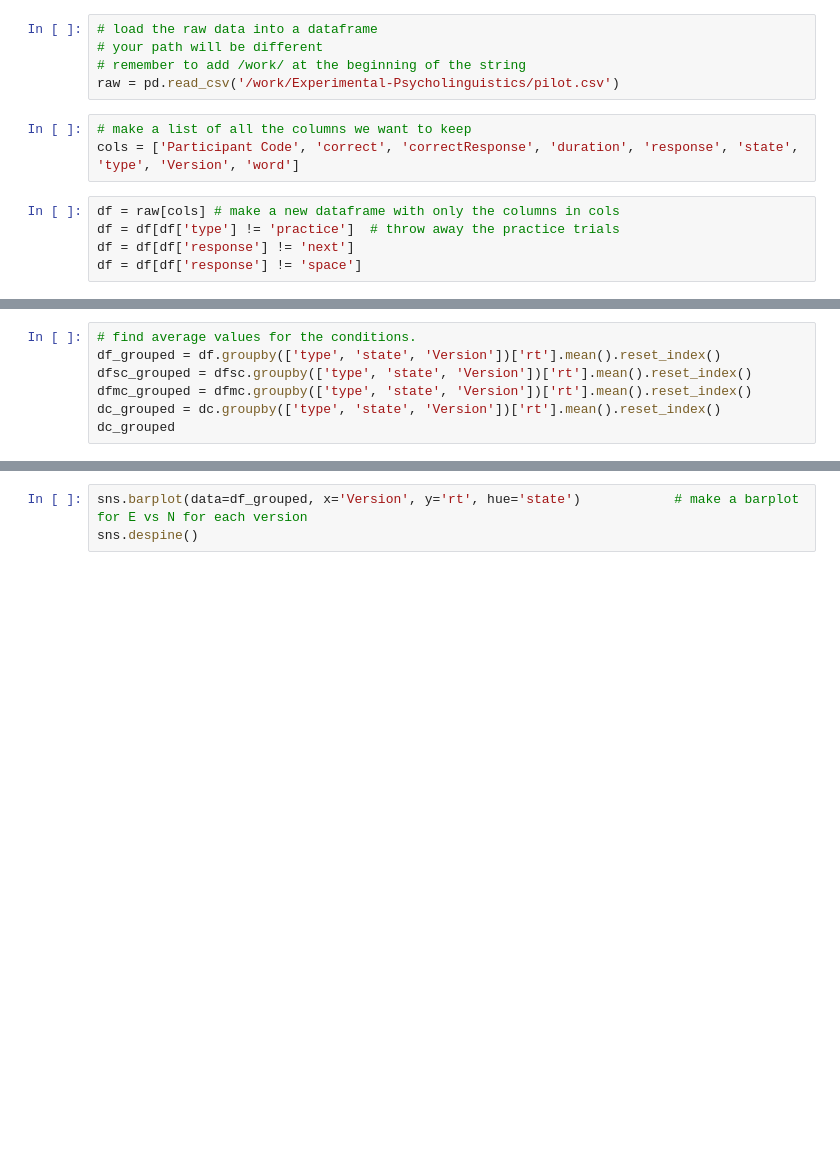
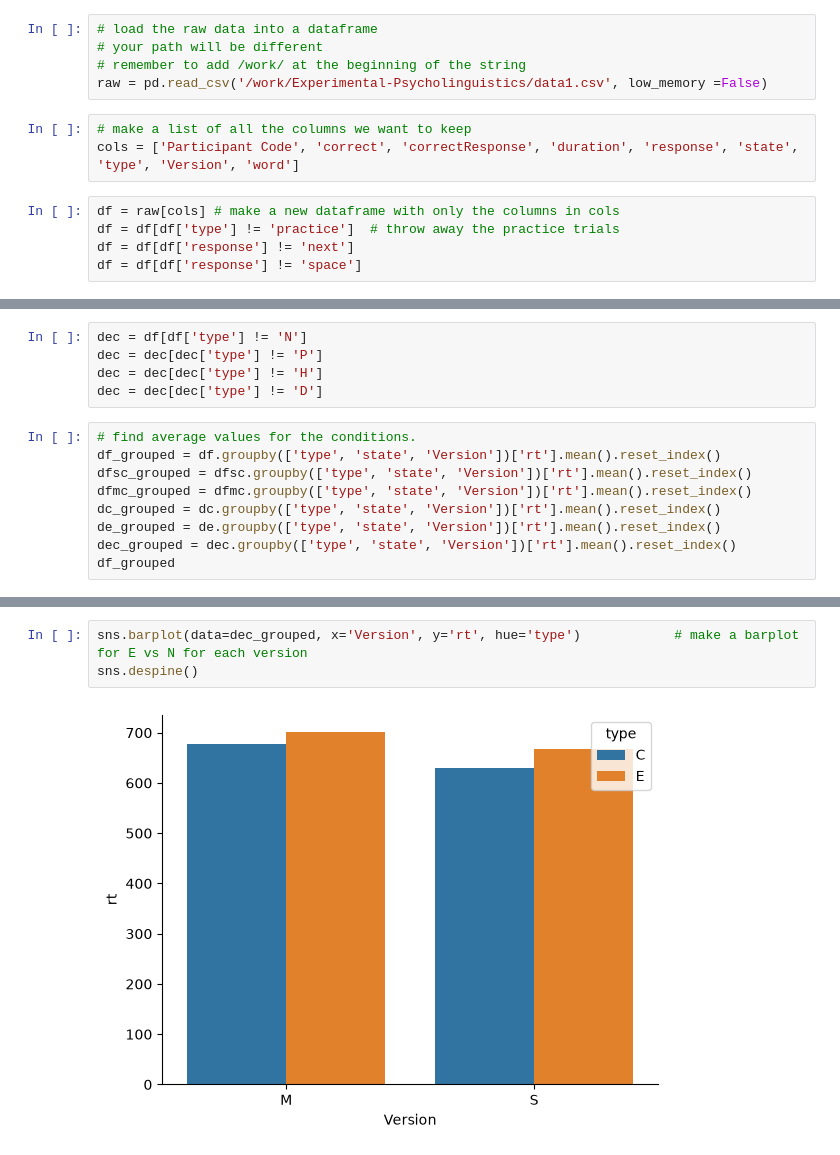
Before and after one commit to EmilieJN/Experimental-Psycholinguistics, a Jupyter notebook: data analysis/data.ipynb, the cells around one changed output, grey strips where cells are left out. Saved outputs shown, nothing was run; the diff lists cells and outputs as text; blank space fills up the shorter version.

```diff
--- a/data analysis/data.ipynb
+++ b/data analysis/data.ipynb
@@ -20,7 +38,7 @@ import matplotlib.pyplot as plt
 # load the raw data into a dataframe
 # your path will be different
 # remember to add /work/ at the beginning of the string
-raw = pd.read_csv('/work/Experimental-Psycholinguistics/pilot.csv')
+raw = pd.read_csv('/work/Experimental-Psycholinguistics/data1.csv', low_memory =False)
 # %%
 # make a list of all the columns we want to keep
 cols = ['Participant Code', 'correct', 'correctResponse', 'duration', 'response', 'state', 'type', 'Version', 'word']
@@ -42,7 +83,14 @@ dc = df[df['type']=='C']        #making a dataframe for the cognates in both ver
+# %%
+dec = df[df['type'] != 'N']
+dec = dec[dec['type'] != 'P']
+dec = dec[dec['type'] != 'H']
+dec = dec[dec['type'] != 'D']
 # %%
 # find average values for the conditions.
 df_grouped = df.groupby(['type', 'state', 'Version'])['rt'].mean().reset_index()
 dfsc_grouped = dfsc.groupby(['type', 'state', 'Version'])['rt'].mean().reset_index()
 dfmc_grouped = dfmc.groupby(['type', 'state', 'Version'])['rt'].mean().reset_index()
 dc_grouped = dc.groupby(['type', 'state', 'Version'])['rt'].mean().reset_index()
-dc_grouped
+de_grouped = de.groupby(['type', 'state', 'Version'])['rt'].mean().reset_index()
+dec_grouped = dec.groupby(['type', 'state', 'Version'])['rt'].mean().reset_index()
+df_grouped
@@ -53,6 +113,8 @@ sns.despine()                                                           # get ri
 # %%
-sns.barplot(data=df_grouped, x='Version', y='rt', hue='state')            # make a barplot for E vs N for each version
+sns.barplot(data=dec_grouped, x='Version', y='rt', hue='type')            # make a barplot for E vs N for each version
 sns.despine()
+# %% [output]
+[figure, added]
 # %%
 sns.barplot(data=df_grouped, x='Version', y='rt', hue='type')            # make a barplot for each type in each version
 sns.despine()
```
Also changed, not shown: parts of 12 cells of this notebook, 6 other files.
